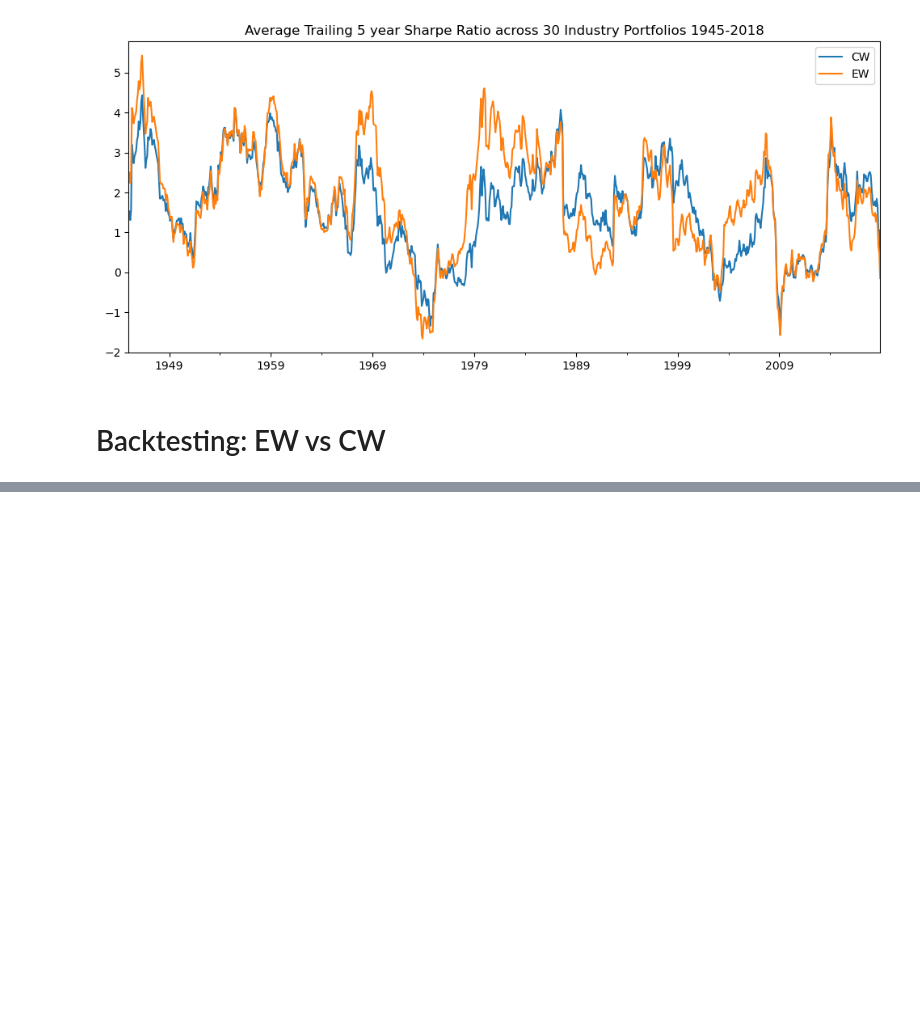
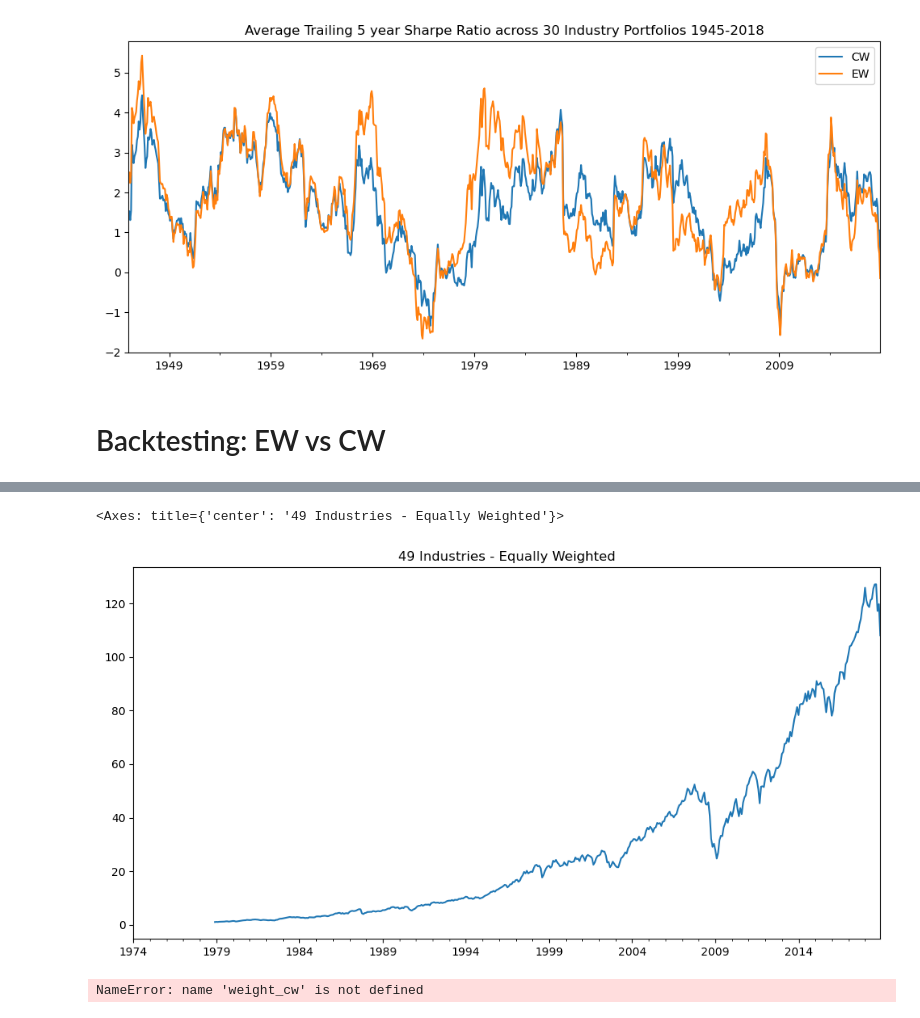
Before and after one commit to ahmet794/Investment-Banking-Asset-Management, a Jupyter notebook: Advanced Portfolio Construction and Analysis with Python/Labs Week 1.ipynb, the cells around one changed output, grey strips where cells are left out. Saved outputs shown, nothing was run; the diff lists cells and outputs as text; code cells hidden in the pictures; blank space fills up the shorter version.

```diff
--- a/Advanced Portfolio Construction and Analysis with Python/Labs Week 1.ipynb
+++ b/Advanced Portfolio Construction and Analysis with Python/Labs Week 1.ipynb
@@ -316,3 +322,18 @@ Text(0.5, 1.0, 'Average Trailing 5 year Sharpe Ratio across 30 Industry Portfoli
 # %%
 ind49_rets = rk.get_ind_returns(weighting = "vw", n_inds = 49)["1974":]
 ind49_mcap = rk.get_ind_market_caps(49, weights = True)["1974":]
+# %%
+ewr = rk.backtest_ws(ind49_rets, weighting = rk.weight_ew)
+ewi = (1+ewr).cumprod()
+ewi.plot(figsize=(12,6), title="49 Industries - Equally Weighted")
+# %% [output]
+<Axes: title={'center': '49 Industries - Equally Weighted'}>
+[figure, added]
+# %%
+ewr = rk.backtest_ws(ind49_rets)
+cwr = rk.backtest_ws(ind49_rets, weighting=rk.weight_cw, cap_weights=ind49_mcap)
+btr = pd.DataFrame({"EW": ewr, "CW": cwr})
+(1+btr).cumprod().plot(figsize=(12,5), title="49 Industries - CapWeighted vs Equally Weighted")
+rk.summary_stats(btr.dropna())
+# %% [output]
+NameError: name 'weight_cw' is not defined
```
Also changed, not shown: parts of 1 cell of this notebook, 1 other file.
